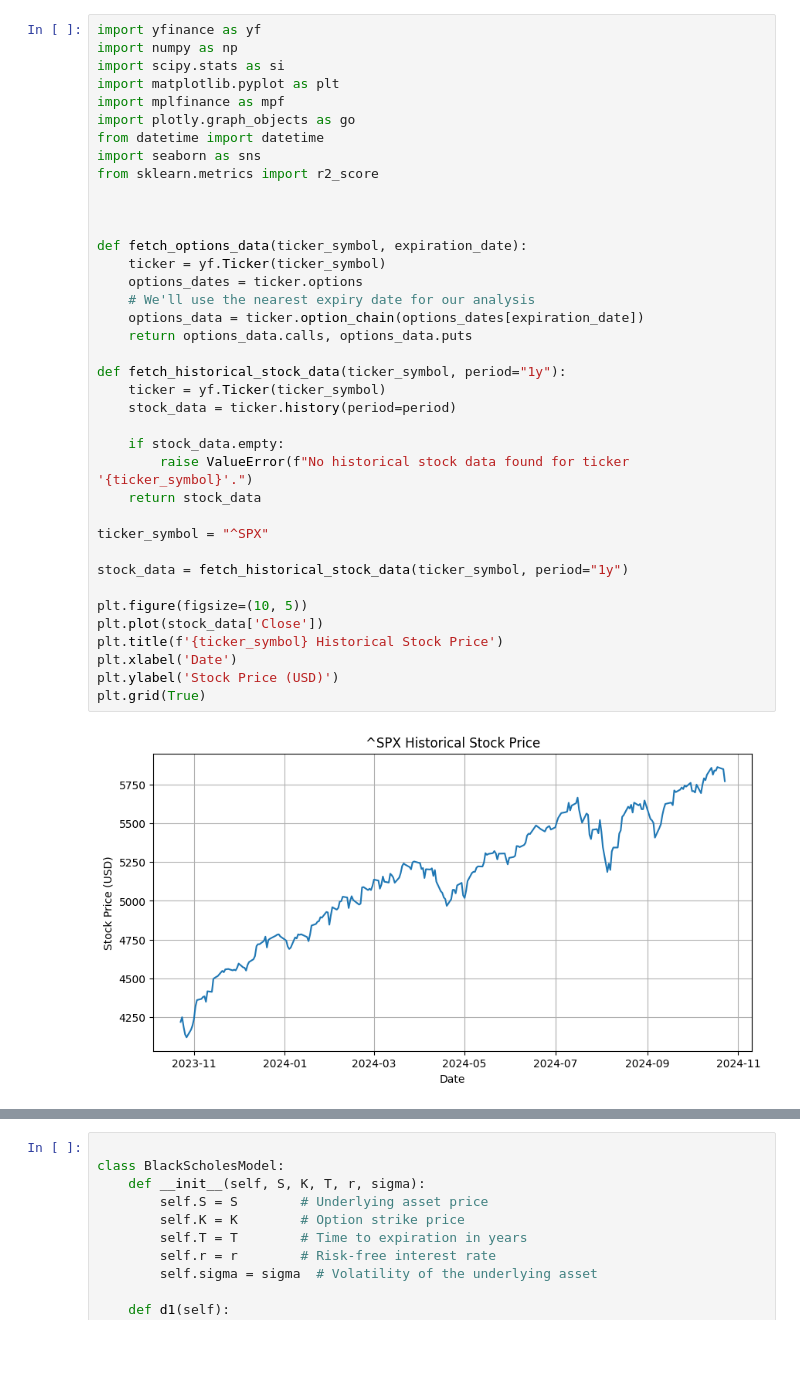
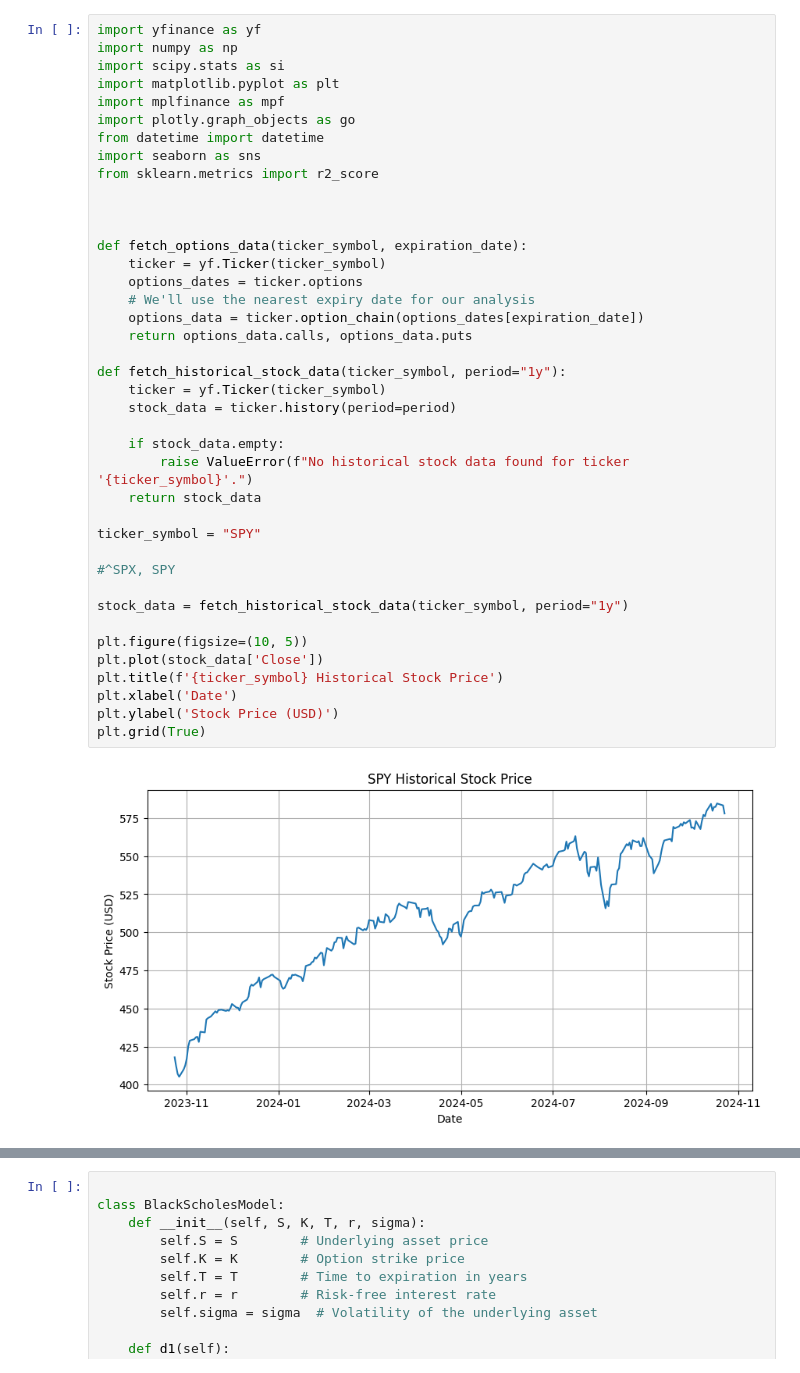
Before and after one commit to yCobanoglu/gitpod-data-science, a Jupyter notebook: src/quickstart.ipynb, the cells around one changed output, grey strips where cells are left out. Cells and saved outputs as stored; diff of their text form; blank space fills up the shorter version.

```diff
--- a/src/quickstart.ipynb
+++ b/src/quickstart.ipynb
@@ -9,35 +104,37 @@ from datetime import datetime
 import seaborn as sns
 from sklearn.metrics import r2_score
 
 
 
 def fetch_options_data(ticker_symbol, expiration_date):
     ticker = yf.Ticker(ticker_symbol)
     options_dates = ticker.options
     # We'll use the nearest expiry date for our analysis
     options_data = ticker.option_chain(options_dates[expiration_date])
     return options_data.calls, options_data.puts
 
 def fetch_historical_stock_data(ticker_symbol, period="1y"):
     ticker = yf.Ticker(ticker_symbol)
     stock_data = ticker.history(period=period)
 
     if stock_data.empty:
         raise ValueError(f"No historical stock data found for ticker '{ticker_symbol}'.")
     return stock_data
 
-ticker_symbol = "^SPX"
+ticker_symbol = "SPY"
+
+#^SPX, SPY
 
 stock_data = fetch_historical_stock_data(ticker_symbol, period="1y")
 
 plt.figure(figsize=(10, 5))
 plt.plot(stock_data['Close'])
 plt.title(f'{ticker_symbol} Historical Stock Price')
 plt.xlabel('Date')
 plt.ylabel('Stock Price (USD)')
 plt.grid(True)
 # %% [output]
-[figure, old version]
+[figure, new version]
 # %%
 # Fetch available expiration dates
 ticker = yf.Ticker(ticker_symbol)
```
Also changed, not shown: parts of 7 cells of this notebook, 3 other files.
